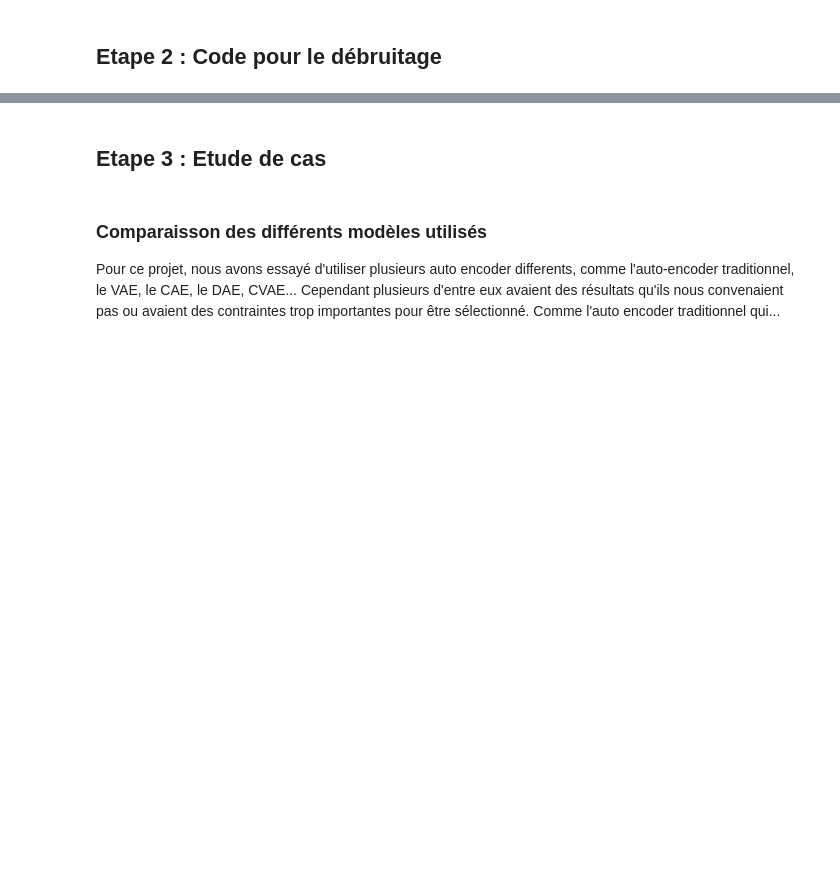
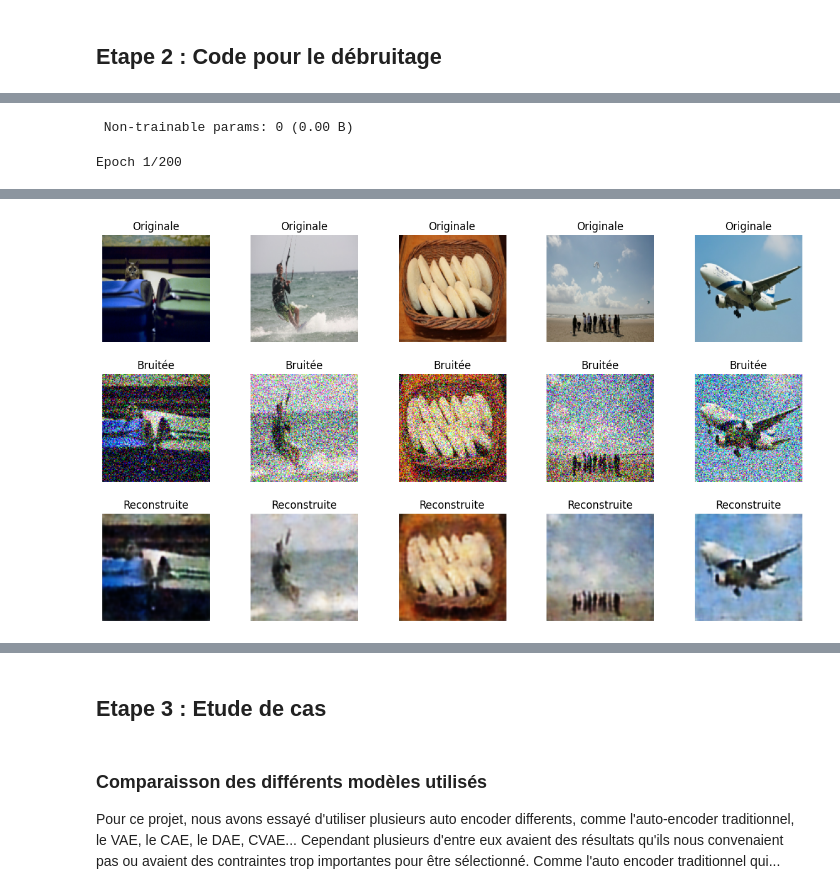
Before and after one commit to Byrong8at/Cnn-and-RNN, a Jupyter notebook: Livrable 2/Livrable2 copy.ipynb, the cells around one changed output, grey strips where cells are left out. Cells and saved outputs as stored; diff of their text form; code cells hidden in the pictures; blank space fills up the shorter version.

```diff
--- a/Livrable 2/Livrable2 copy.ipynb
+++ b/Livrable 2/Livrable2 copy.ipynb
@@ -173,0 +331,77 @@ plt.show()
+# %%
+noise_value=0.3
+train_set = tf.keras.utils.image_dataset_from_directory(
+    dataset_raw,
+    validation_split=1 - train_split,
+    labels=None,
+    image_size=IMG_SIZE,
+    batch_size=BATCH_SIZE,
+    subset="training",
+    seed=42
+)
+
+test_set = tf.keras.utils.image_dataset_from_directory(
+    dataset_raw,
+    validation_split=test_split,
+    labels=None,
+    image_size=IMG_SIZE,
+    batch_size=BATCH_SIZE,
+    subset="validation",
+    seed=42
+)
+AUTOTUNE = tf.data.experimental.AUTOTUNE
+
+train_set = train_set.map(train_preprocess, num_parallel_calls=AUTOTUNE)
+test_set = test_set.map(val_preprocess, num_parallel_calls=AUTOTUNE)
+
+train_set = train_set.prefetch(buffer_size=AUTOTUNE)
+test_set = test_set.cache().prefetch(buffer_size=AUTOTUNE)
+
+Dae = Model(inputs=input_img, outputs=decoded)
+Dae.compile(optimizer='adam', loss='mse')
+Dae.summary()
+
+early_stop = tf.keras.callbacks.EarlyStopping(
+        monitor='val_loss',
+        patience=15,
+        restore_best_weights=True
+    )
+
+history = Dae.fit(
+    train_set,
+    epochs=EPOCHS,
+    validation_data=test_set,
+    callbacks=[early_stop]
+)
+
+if not os.path.exists("Model"):
+    os.makedirs("Model")
+Dae.save(f"Model/DAE_noise_{noise_value}.keras")
+
+test_batch_noisy, test_batch_clean = next(iter(test_set.take(1)))
+decoded_imgs = Dae.predict(test_batch_noisy)
+
+n = min(5, BATCH_SIZE)
+
+plt.figure(figsize=(15, 8))
+for i in range(n):
+    # Original (clean)
+    ax = plt.subplot(3, n, i + 1)
+    plt.imshow(test_batch_clean[i].numpy())
+    plt.title("Originale")
+    plt.axis('off')
+
+    # Noisy
+    ax = plt.subplot(3, n, i + 1 + n)
+    plt.imshow(test_batch_noisy[i].numpy())
+    plt.title("Bruitée")
+    plt.axis('off')
+
+    ax = plt.subplot(3, n, i + 1 + 2 * n)
+    plt.imshow(decoded_imgs[i])
+    plt.title("Reconstruite")
+    plt.axis('off')
+
+plt.subplots_adjust(wspace=0.1, hspace=0.3)
+plt.show()
+# %% [output]
@@ -173,0 +432,2 @@ plt.show()
+ Non-trainable params: 0 (0.00 B)
+Epoch 1/200
@@ -174,3 +451,4 @@ plt.show()
+[figure, added]
 # %% [markdown]
 ### Etude du modèle et des résultats
 
```
Also changed, not shown: parts of 17 cells of this notebook.
